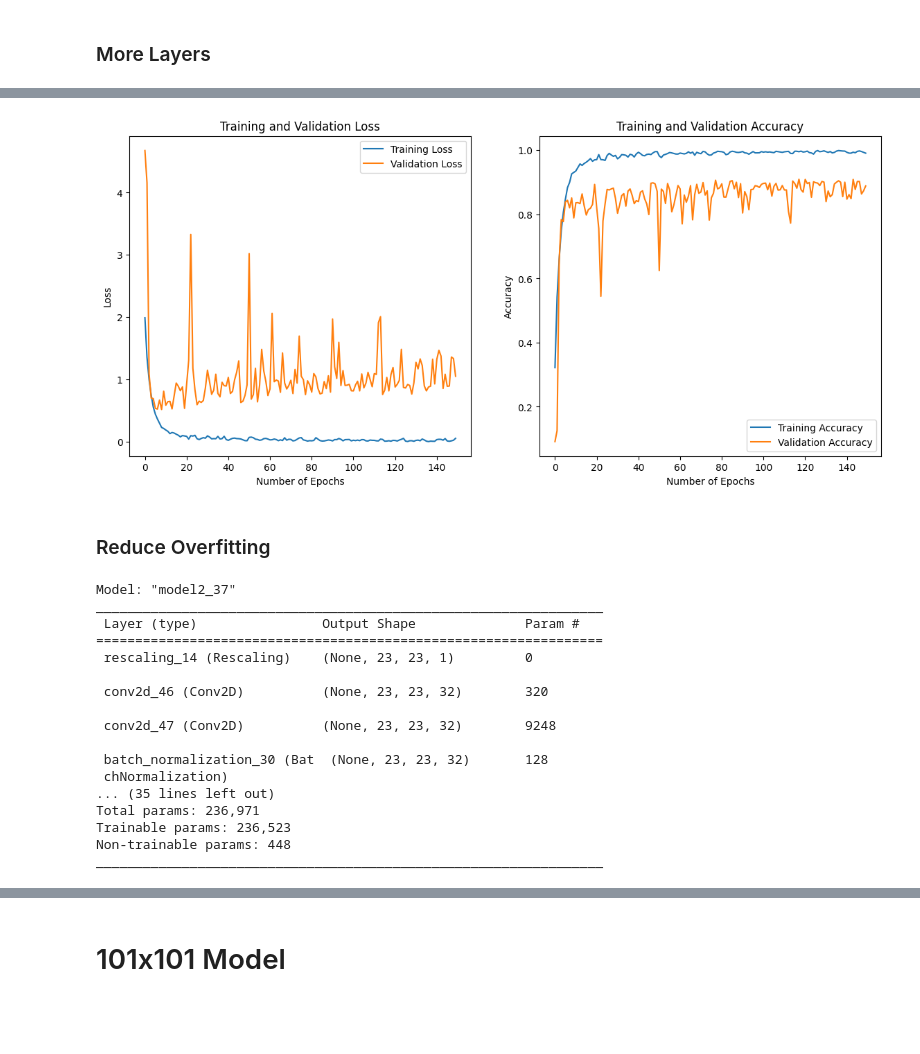
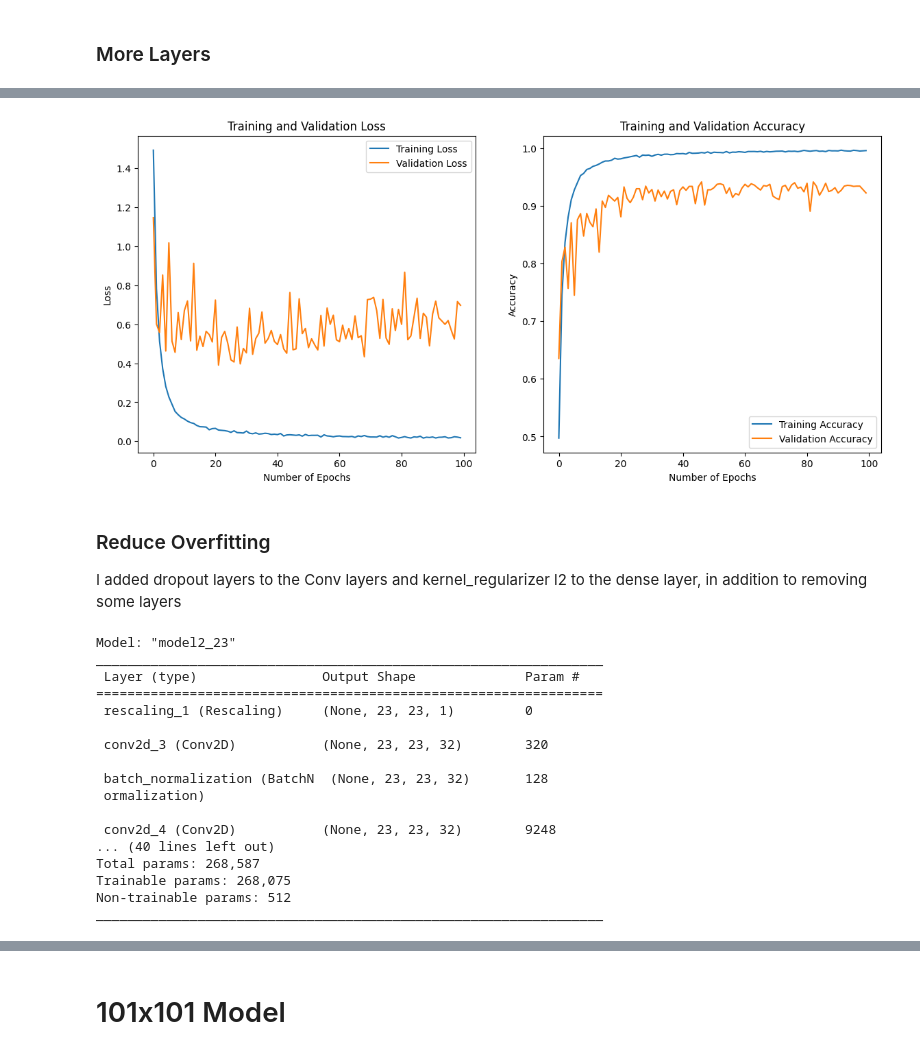
Before and after one commit to JoenC25/CNN-Classify-Vegetables, a Jupyter notebook: A_Convolutional_Neural_Network.ipynb, the cells around one changed output, grey strips where cells are left out. Saved outputs shown, nothing was run; the diff lists cells and outputs as text; code cells hidden in the pictures; blank space fills up the shorter version.

```diff
--- a/A_Convolutional_Neural_Network.ipynb
+++ b/A_Convolutional_Neural_Network.ipynb
@@ -324,26 +535,0 @@ As it is efficient during training and easy to implement
-# %%
-# ImageDataGenerator
-from keras.preprocessing.image import ImageDataGenerator
-
-datagen = ImageDataGenerator(
-    rotation_range=10,
-    width_shift_range=0.1,
-    height_shift_range=0.1,
-    horizontal_flip=True
-)
-
-aug_iter_train = datagen.flow(x=X_train_23, y=y_train_23, batch_size=200)
-
-for i in range(25):
-    image, label=next(aug_iter_train)
-    aug_X_train_23 = np.append(aug_X_train_23, image, axis=0)
-    aug_y_train_23 = np.append(aug_y_train_23, label)
-
-print("Original shape: ", X_train_23.shape, y_train_23.shape)
-print("Augmented shape: ", aug_X_train_23.shape, aug_y_train_23.shape)
-
-aug_X_train_23 = np.append(X_train_23, aug_X_train_23, axis=0)
-aug_y_train_23 = np.append(y_train_23, aug_y_train_23)
-print("New shape: ", aug_X_train_23.shape, aug_y_train_23.shape)
-
-aug_y_train_23_cat = to_categorical(aug_y_train_23, num_classes)
@@ -593,11 +784,10 @@ Trainable params: 268,075
 Non-trainable params: 512
 _________________________________________________________________
 # %%
-history = model1_23.fit(
-    X_train_23, y_train_23_cat,
+model1_23_history = model1_23.fit(
+    aug_X_train_23, aug_y_train_23_cat,
     batch_size=32,
-    epochs=150,
+    epochs=100,
     validation_data=(X_val_23, y_val_23_cat),
-    class_weight=class_weight_dict
 )
 # %% [output]
@@ -627,57 +832,60 @@ Test accuracy: 0.90
 # %%
-plot_learning_curve(history)
+plot_learning_curve(model1_23_history)
 # %% [output]
-[figure, old version]
+[figure, new version]
-# %% [markdown]
-### Reduce Overfitting
+# %% [markdown]
+### Reduce Overfitting
+I added dropout layers to the Conv layers and kernel_regularizer l2 to the dense layer, in addition to removing some layers
 # %%
 model2_23 = Sequential(name="model2_23", layers = [
     Rescaling(1.0/255, input_shape=(23, 23, 1)),
     Conv2D(32, (3, 3), activation='relu', padding='same'),
+    BatchNormalization(),
     Conv2D(32, (3, 3), activation='relu', padding='same'),
     BatchNormalization(),
     MaxPooling2D(pool_size=(2, 2)),
-    Dropout(0.25),
+    Dropout(0.2), # Dropout added
 
     Conv2D(64, (3, 3), activation='relu', padding='same'),
     BatchNormalization(),
     MaxPooling2D(pool_size=(2, 2)),
-    Dropout(0.25),
+    Dropout(0.2), # Dropout added
 
     Conv2D(128, (3, 3), activation='relu', padding='same'),
     BatchNormalization(),
     MaxPooling2D(pool_size=(2, 2)),
-    Dropout(0.4),
+    Dropout(0.4), # Dropout added
 
     Flatten(),
-    Dense(256, activation='relu', kernel_regularizer=l2(0.001)),
+    Dense(256, activation='relu', kernel_regularizer=l2(0.001)), # L2 regularization added
+    Dense(128, activation='relu'),
     Dropout(0.5),
     Dense(num_classes, activation='softmax')
 ])
 
 model2_23.compile(
-    optimizer=Adam(),
+    optimizer=Adam(learning_rate=0.0005),
     loss='categorical_crossentropy',
     metrics=['accuracy']
 )
 
 model2_23.summary()
 # %% [output]
-Model: "model2_37"
+Model: "model2_23"
 _________________________________________________________________
  Layer (type)                Output Shape              Param #
 =================================================================
- rescaling_14 (Rescaling)    (None, 23, 23, 1)         0
+ rescaling_1 (Rescaling)     (None, 23, 23, 1)         0
 
- conv2d_46 (Conv2D)          (None, 23, 23, 32)        320
+ conv2d_3 (Conv2D)           (None, 23, 23, 32)        320
 
- conv2d_47 (Conv2D)          (None, 23, 23, 32)        9248
+ batch_normalization (BatchN  (None, 23, 23, 32)       128
+ ormalization)
 
- batch_normalization_30 (Bat  (None, 23, 23, 32)       128
- chNormalization)
-... (35 lines left out)
-Total params: 236,971
-Trainable params: 236,523
-Non-trainable params: 448
+ conv2d_4 (Conv2D)           (None, 23, 23, 32)        9248
+... (40 lines left out)
+Total params: 268,587
+Trainable params: 268,075
+Non-trainable params: 512
 _________________________________________________________________
 # %%
```
Also changed, not shown: parts of 75 cells of this notebook.
